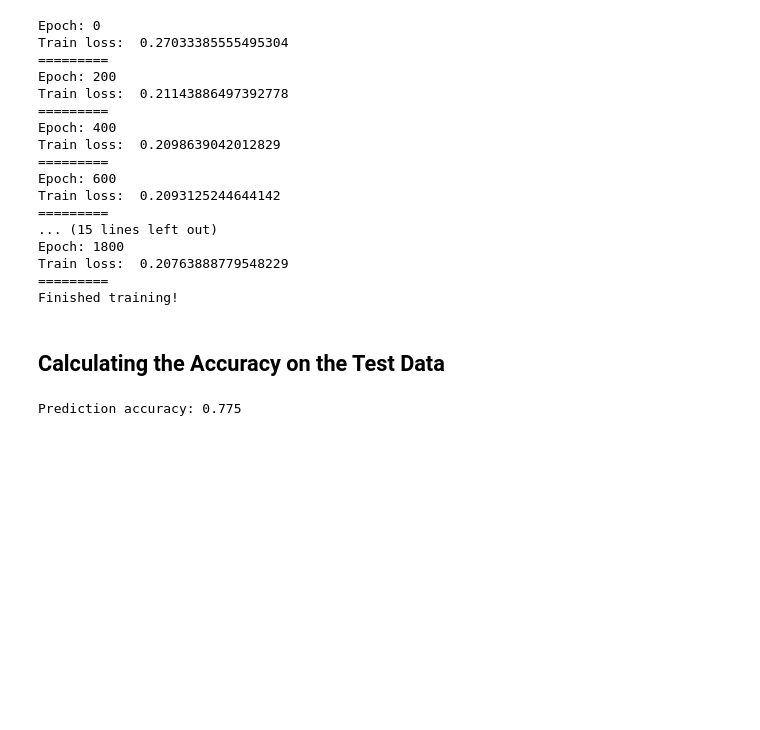
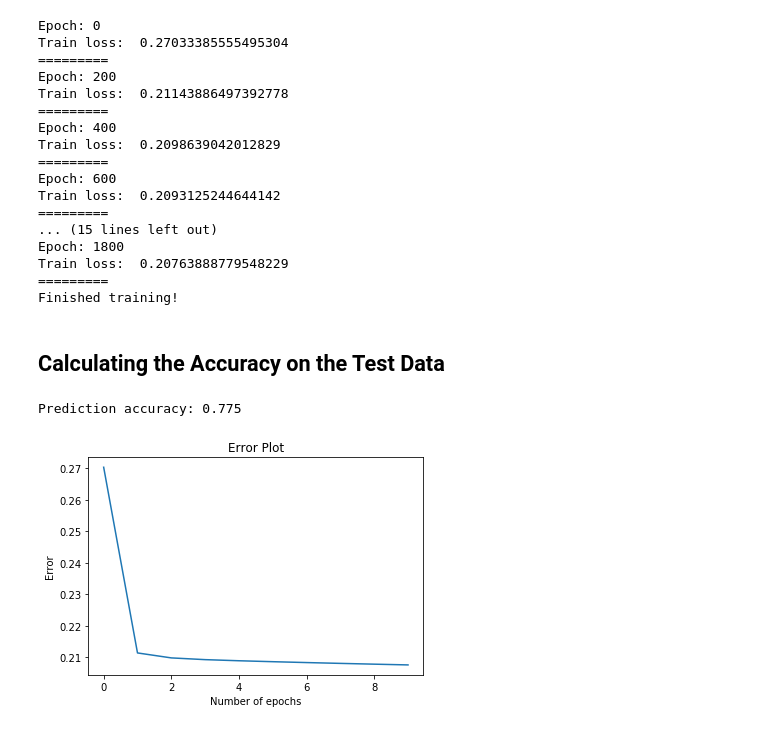
Before and after one commit to dylan-shao/ML-DS-Udacity_Data_Scientist_Nanodegree, a Jupyter notebook: 2. Deep learning/StudentAdmissions/StudentAdmissions.ipynb, the cells around one changed output. Drawn from its saved outputs; the diff is of its cells as text; code cells hidden in the pictures; blank space fills up the shorter version.

```diff
--- a/2. Deep learning/StudentAdmissions/StudentAdmissions.ipynb
+++ b/2. Deep learning/StudentAdmissions/StudentAdmissions.ipynb
@@ -215,6 +215,7 @@ def error_term_formula(y, output):
 # Neural Network hyperparameters
 epochs = 2000
 learnrate = 0.5
+errors = []
 
 # Training function
 def train_nn(features, targets, epochs, learnrate):
@@ -259,6 +260,7 @@ def train_nn(features, targets, epochs, learnrate):
         if e % (epochs / 10) == 0:
             out = sigmoid(np.dot(features, weights))
             loss = np.mean((out - targets) ** 2)
+            errors.append(loss)
             print("Epoch:", e)
             if last_loss and last_loss < loss:
                 print("Train loss: ", loss, "  WARNING - Loss Increasing")
@@ -293,8 +295,18 @@ Finished training!
 # %%
 # Calculate accuracy on test data
 tes_out = sigmoid(np.dot(features_test, weights))
 predictions = tes_out > 0.5
 accuracy = np.mean(predictions == targets_test)
 print("Prediction accuracy: {:.3f}".format(accuracy))
+
+
+# Plotting the error
+import matplotlib.pyplot as plt
+plt.title("Error Plot")
+plt.xlabel('Number of epochs')
+plt.ylabel('Error')
+plt.plot(errors)
+plt.show()
 # %% [output]
 Prediction accuracy: 0.775
+[figure, added]
```
Also changed, not shown: 9 other files.
